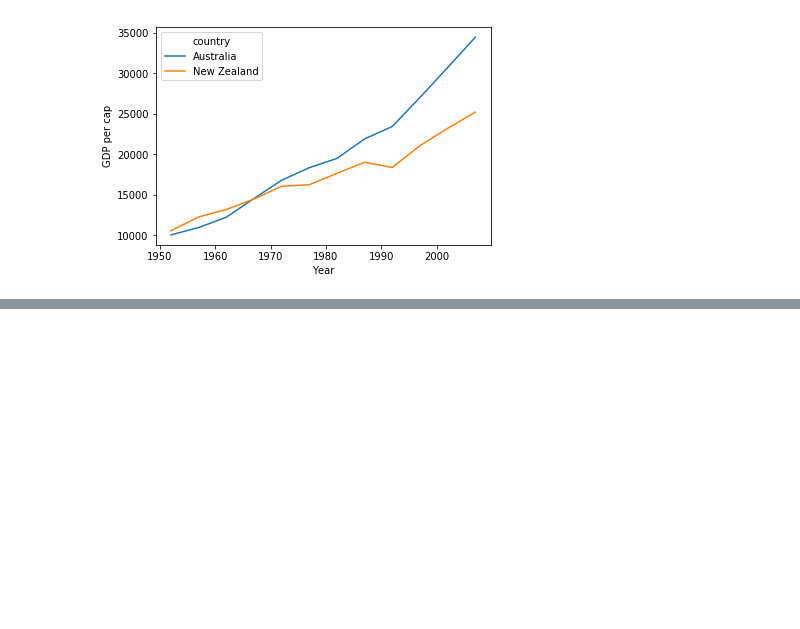
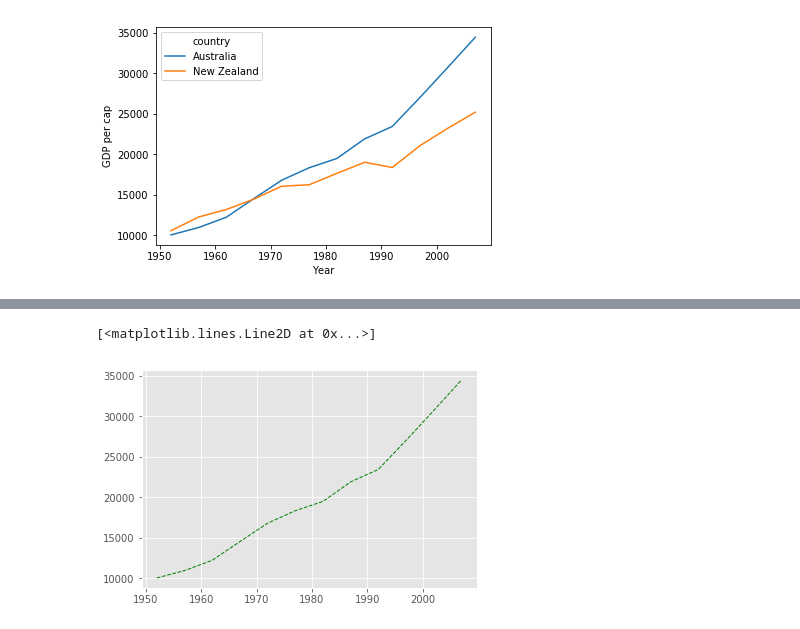
Before and after one commit to butterflyology/Python-Day2, a Jupyter notebook: code/Day2_code.ipynb, the cells around one changed output, grey strips where cells are left out. Cells and saved outputs as stored; diff of their text form; code cells hidden in the pictures; blank space fills up the shorter version.

```diff
--- a/code/Day2_code.ipynb
+++ b/code/Day2_code.ipynb
@@ -77,0 +85,8 @@ Text(0.5,0,'Year')
+# %%
+years = data.columns
+gdp_australia = data.loc['Australia']
+
+plt.plot(years, gdp_australia, 'g--', lw = 1)
+# %% [output]
+[<matplotlib.lines.Line2D at 0x...>]
+[figure, added]
```
Also changed, not shown: parts of 14 cells of this notebook.
